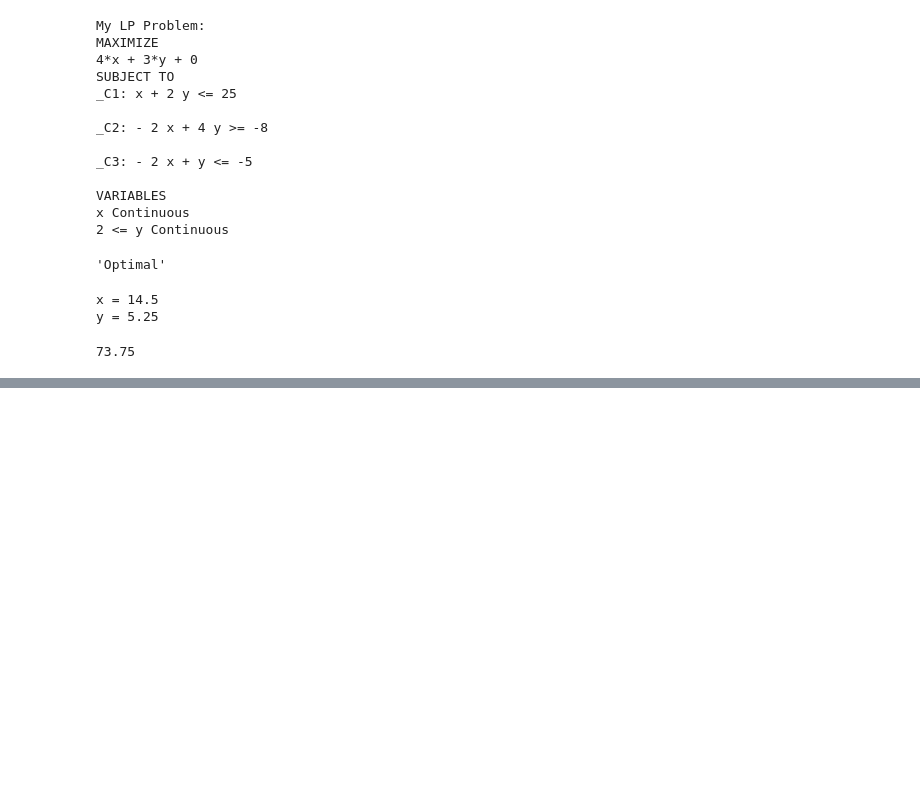
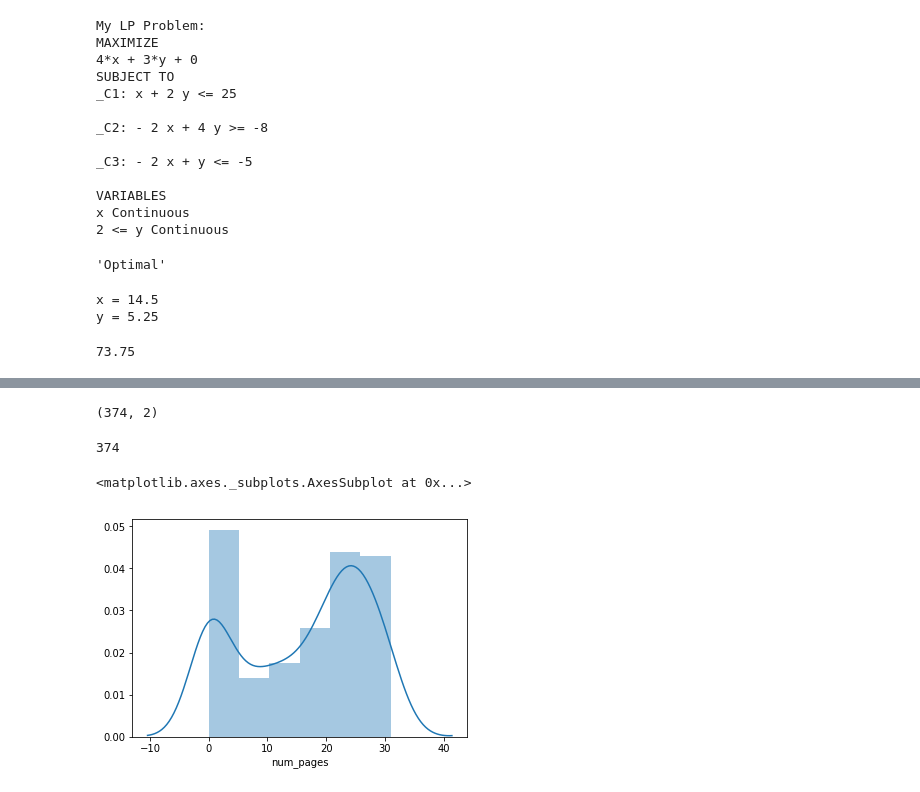
Before and after one commit to kallaway/100-days-of-code, a Jupyter notebook: code/datascience/LinearProgramming.ipynb, the cells around one changed output, grey strips where cells are left out. Drawn from its saved outputs; the diff is of its cells as text; code cells hidden in the pictures; blank space fills up the shorter version.

```diff
--- a/code/datascience/LinearProgramming.ipynb
+++ b/code/datascience/LinearProgramming.ipynb
@@ -239,0 +237,8 @@ PulpSolverError: Pulp: Error while executing /Users/nehiljain/.pyenv/versions/3.
+# %%
+var_name = []
+var_value = []
+
+for v in prob.variables():
+    var_name.append(v.name)
+    var_value.append(v.varValue)
+df = pd.DataFrame({'row_num': var_name, 'value': var_value})
@@ -239,0 +249,19 @@ PulpSolverError: Pulp: Error while executing /Users/nehiljain/.pyenv/versions/3.
+# %%
+df['row_num'] = df.row_num.str.replace('x', '').astype(int)
+# %%
+df = df[df.value == 1]
+# %%
+df.shape
+# %% [output]
+(374, 2)
+# %%
+result_df = books_df.loc[df.row_num.tolist()].copy()
+# %%
+result_df.shape[0]
+# %% [output]
+374
+# %%
+sns.distplot(result_df.num_pages)
+# %% [output]
+<matplotlib.axes._subplots.AxesSubplot at 0x...>
+[figure, added]
```
Also changed, not shown: parts of 19 cells of this notebook, 3 other files.
